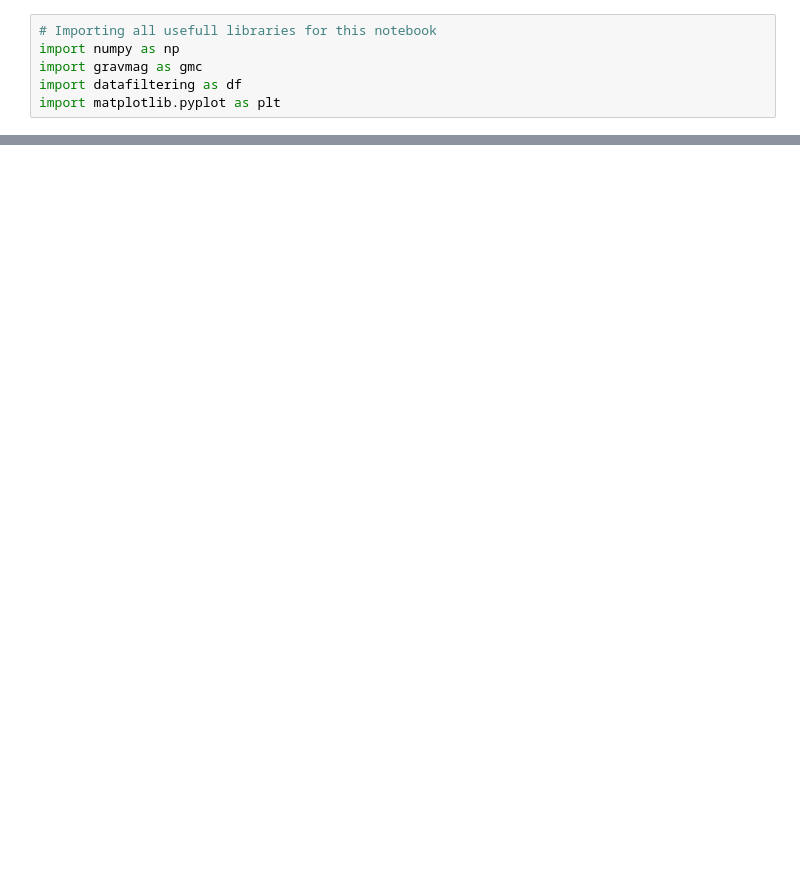
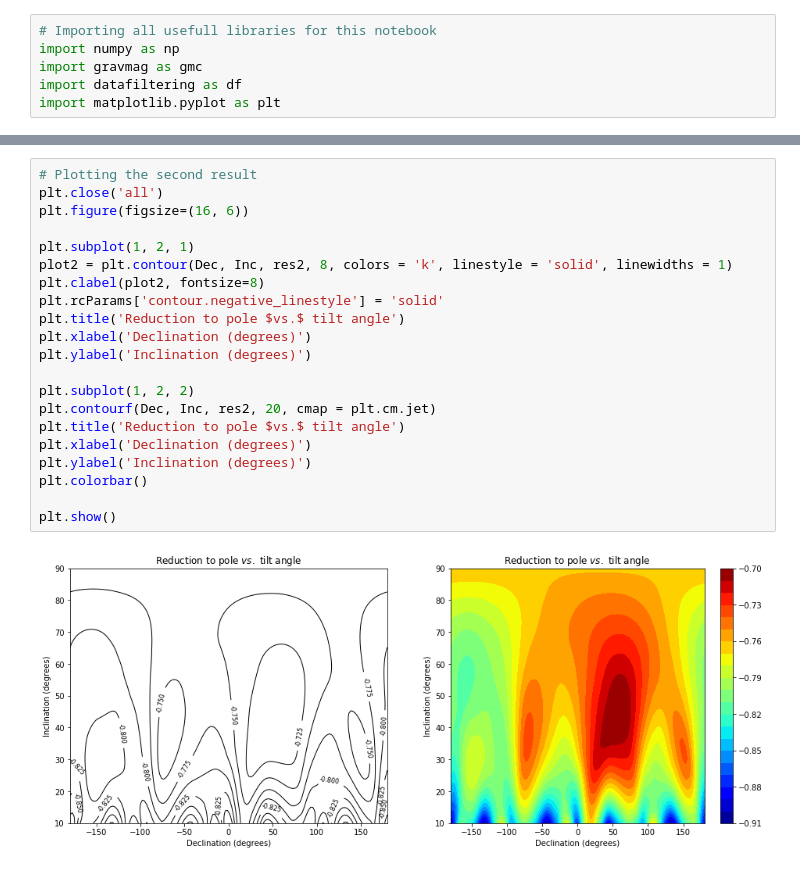
Before and after one commit to nelsondelimar/master, a Jupyter notebook: notebooks/correlation.ipynb, the cells around one changed output, grey strips where cells are left out. Cells and saved outputs as stored; diff of their text form; blank space fills up the shorter version.

```diff
--- a/notebooks/correlation.ipynb
+++ b/notebooks/correlation.ipynb
@@ -85,0 +169,23 @@ plt.show()
+# %%
+# Plotting the second result
+plt.close('all')
+plt.figure(figsize=(16, 6))
+
+plt.subplot(1, 2, 1)
+plot2 = plt.contour(Dec, Inc, res2, 8, colors = 'k', linestyle = 'solid', linewidths = 1)
+plt.clabel(plot2, fontsize=8)
+plt.rcParams['contour.negative_linestyle'] = 'solid'
+plt.title('Reduction to pole $vs.$ tilt angle')
+plt.xlabel('Declination (degrees)')
+plt.ylabel('Inclination (degrees)')
+
+plt.subplot(1, 2, 2)
+plt.contourf(Dec, Inc, res2, 20, cmap = plt.cm.jet)
+plt.title('Reduction to pole $vs.$ tilt angle')
+plt.xlabel('Declination (degrees)')
+plt.ylabel('Inclination (degrees)')
+plt.colorbar()
+
+plt.show()
+# %% [output]
+[figure, added]
```
Also changed, not shown: parts of 18 cells of this notebook.
